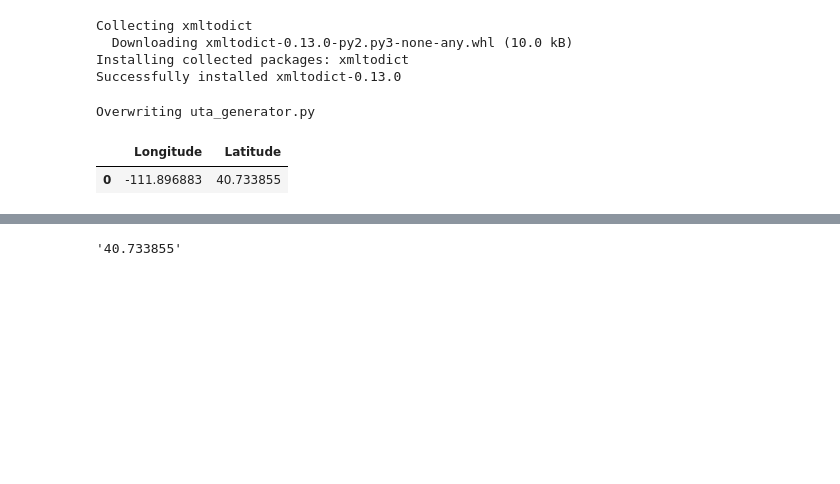
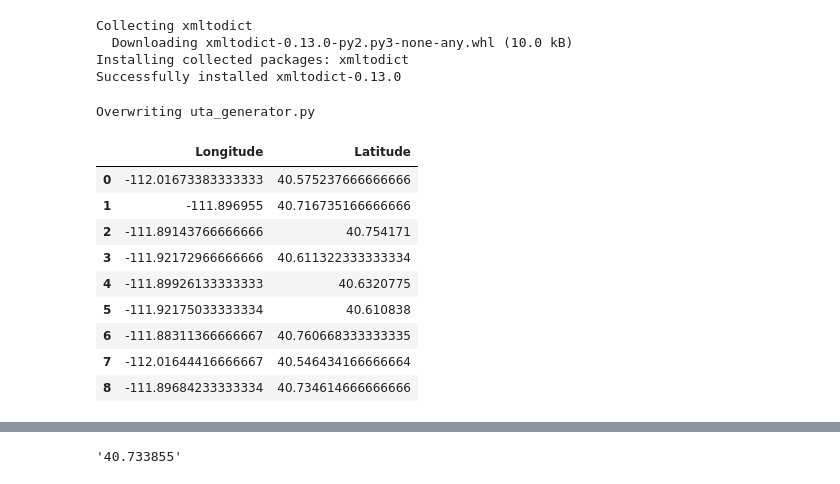
Before and after one commit to matthewpecsok/data_engineering, a Jupyter notebook: tutorials/de_streaming_kafka_tutorial.ipynb, the cells around one changed output, grey strips where cells are left out. Cells and saved outputs as stored; diff of their text form; code cells hidden in the pictures; blank space fills up the shorter version.

```diff
--- a/tutorials/de_streaming_kafka_tutorial.ipynb
+++ b/tutorials/de_streaming_kafka_tutorial.ipynb
@@ -193,17 +205,25 @@ def get_locations(token):
 # %%
     from google.colab import userdata
     import requests
     import xmltodict
     import pandas as pd
     token = userdata.get('uta')
     url = f'http://api.rideuta.com/SIRI/SIRI.svc/VehicleMonitor/ByRoute?route=703&onwardcalls=true&usertoken={token}'
     response = requests.get(url)
     xml_dict = xmltodict.parse(response.text)
     df = pd.DataFrame(xml_dict['Siri']['VehicleMonitoringDelivery']['VehicleActivity']['MonitoredVehicleJourney'])
-    df = df[df['VehicleRef']=='1113']
+    df = df[df['VehicleRef']!='1113']
     location_df = pd.json_normalize(df['VehicleLocation'])
 
     location_df
 # %% [output]
 |  | Longitude | Latitude |
-| 0 | -111.896883 | 40.733855 |
+| 0 | -112.01673383333333 | 40.575237666666666 |
+| 1 | -111.896955 | 40.716735166666666 |
+| 2 | -111.89143766666666 | 40.754171 |
+| 3 | -111.92172966666666 | 40.611322333333334 |
+| 4 | -111.89926133333333 | 40.6320775 |
+| 5 | -111.92175033333334 | 40.610838 |
+| 6 | -111.88311366666667 | 40.760668333333335 |
+| 7 | -112.01644416666667 | 40.546434166666664 |
+| 8 | -111.89684233333334 | 40.734614666666666 |
```
Also changed, not shown: parts of 4 cells of this notebook.
